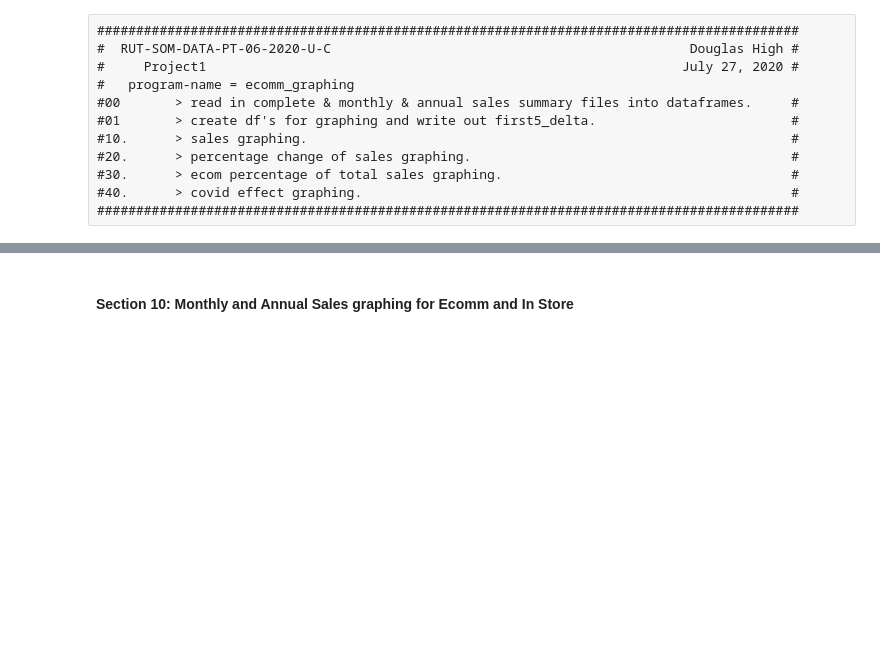
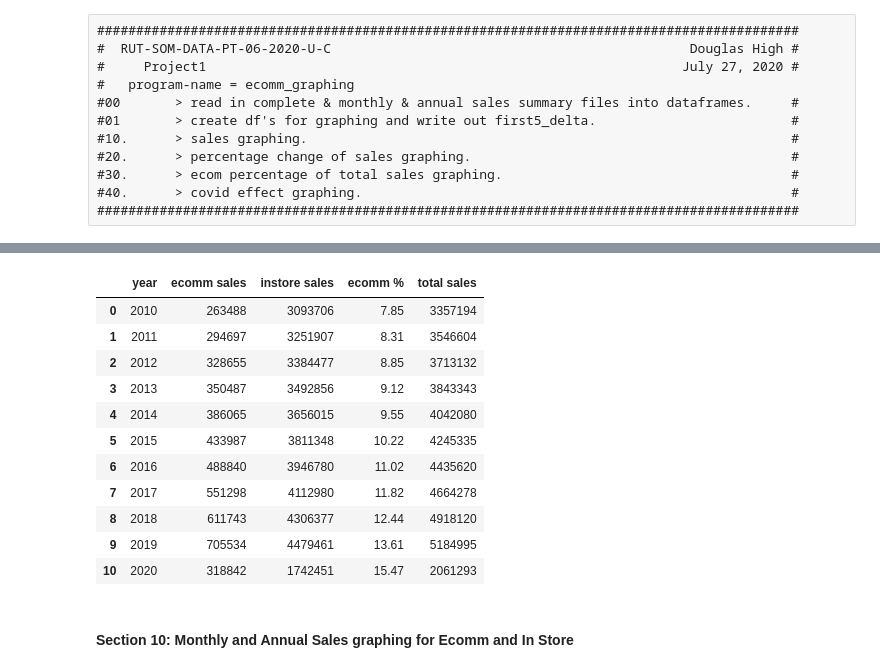
Before and after one commit to jeffhoffmanmba/Project1_eCommerce_Trends, a Jupyter notebook: ecomm_graphing.ipynb, the cells around one changed output, grey strips where cells are left out. Saved outputs shown, nothing was run; the diff lists cells and outputs as text; code cells hidden in the pictures; blank space fills up the shorter version.

```diff
--- a/ecomm_graphing.ipynb
+++ b/ecomm_graphing.ipynb
@@ -38,3 +55,18 @@ annual_df = pd.read_csv(annual_data)
+# %%
+annual_df
+# %% [output]
+|  | year | ecomm sales | instore sales | ecomm % | total sales |
+| 0 | 2010 | 263488 | 3093706 | 7.85 | 3357194 |
+| 1 | 2011 | 294697 | 3251907 | 8.31 | 3546604 |
+| 2 | 2012 | 328655 | 3384477 | 8.85 | 3713132 |
+| 3 | 2013 | 350487 | 3492856 | 9.12 | 3843343 |
+| 4 | 2014 | 386065 | 3656015 | 9.55 | 4042080 |
+| 5 | 2015 | 433987 | 3811348 | 10.22 | 4245335 |
+| 6 | 2016 | 488840 | 3946780 | 11.02 | 4435620 |
+| 7 | 2017 | 551298 | 4112980 | 11.82 | 4664278 |
+| 8 | 2018 | 611743 | 4306377 | 12.44 | 4918120 |
+| 9 | 2019 | 705534 | 4479461 | 13.61 | 5184995 |
+| 10 | 2020 | 318842 | 1742451 | 15.47 | 2061293 |
 # %%
 ########################################################################
 #01    Dataframes for graphing                                         #
```
Also changed, not shown: parts of 18 cells of this notebook, 17 other files.
